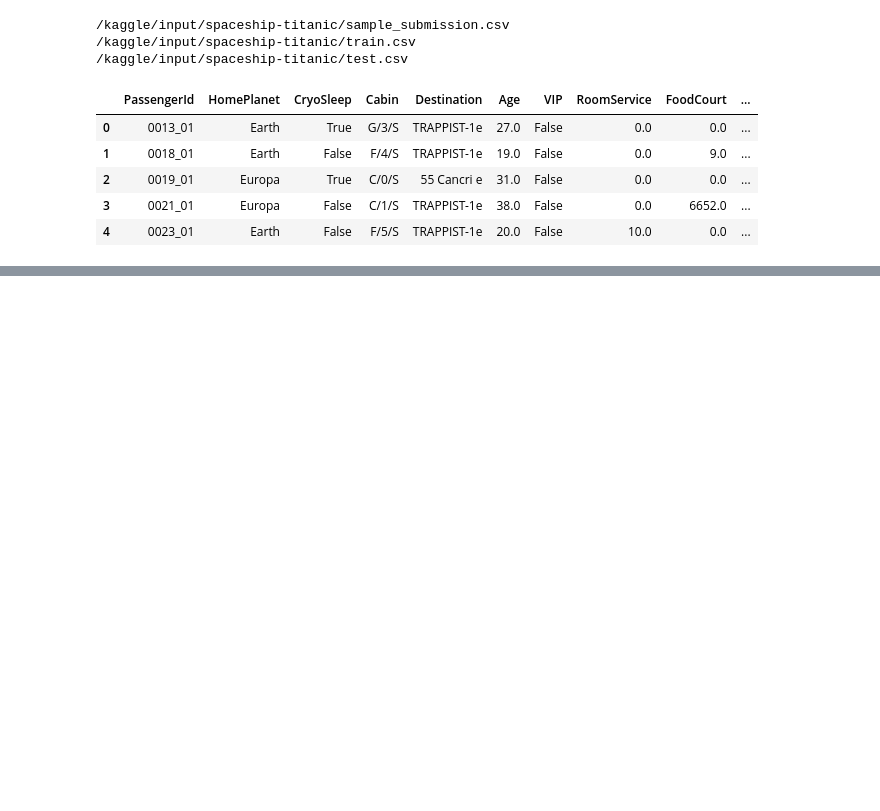
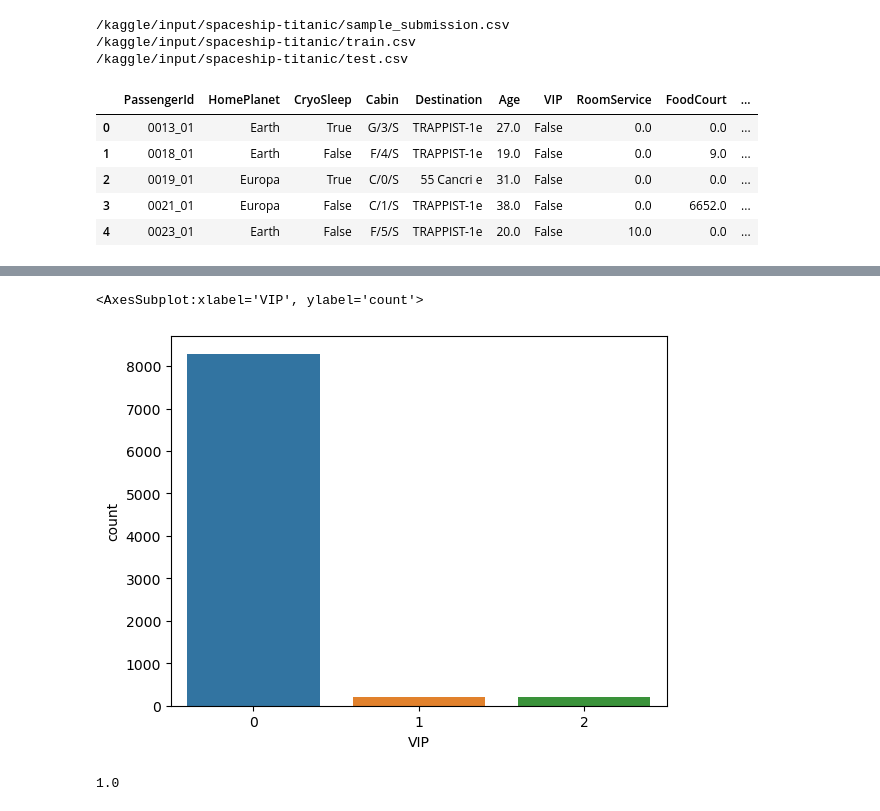
Before and after one commit to r-sanjiv/Spaceship_Titanic, a Jupyter notebook: sample-submission-csv.ipynb, the cells around one changed output, grey strips where cells are left out. Saved outputs shown, nothing was run; the diff lists cells and outputs as text; code cells hidden in the pictures; blank space fills up the shorter version.

```diff
--- a/sample-submission-csv.ipynb
+++ b/sample-submission-csv.ipynb
@@ -96,2 +221,7 @@ test_data['ShoppingMall'] = test_data['ShoppingMall'].fillna(New_ShoppingMall1)
+# %%
+sns.countplot(x = train_data.VIP)
+# %% [output]
+<AxesSubplot:xlabel='VIP', ylabel='count'>
+[figure, added]
 # %%
 y = train_data["Transported"]
@@ -115,6 +246,10 @@ columns = ['CryoSleep','Destination','Age','VIP','RoomService','ShoppingMall','S
 
 # pd.DataFrame is used for creating a dataset
 new_data = pd.DataFrame(data = numeric, columns = columns)
+# %%
+model.score(X_test,y_pred)
+# %% [output]
+1.0
 # %%
 model.predict(new_data)
 # %% [output]
```
Also changed, not shown: parts of 17 cells of this notebook.
